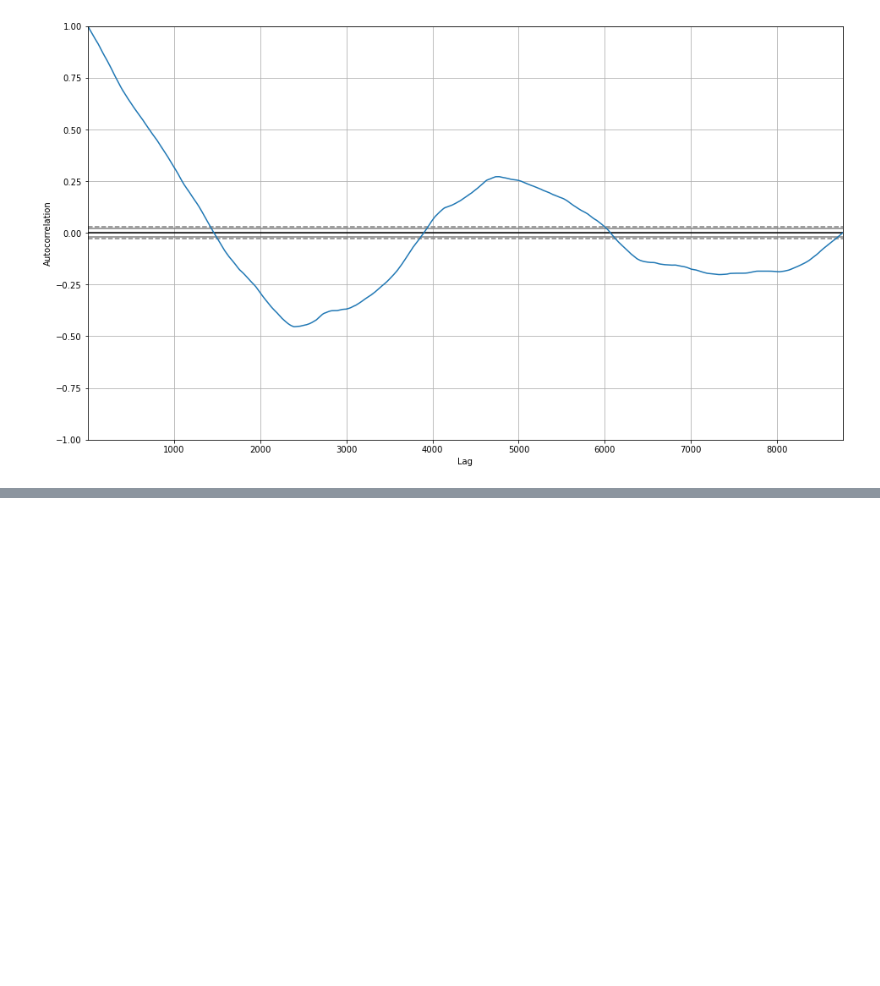
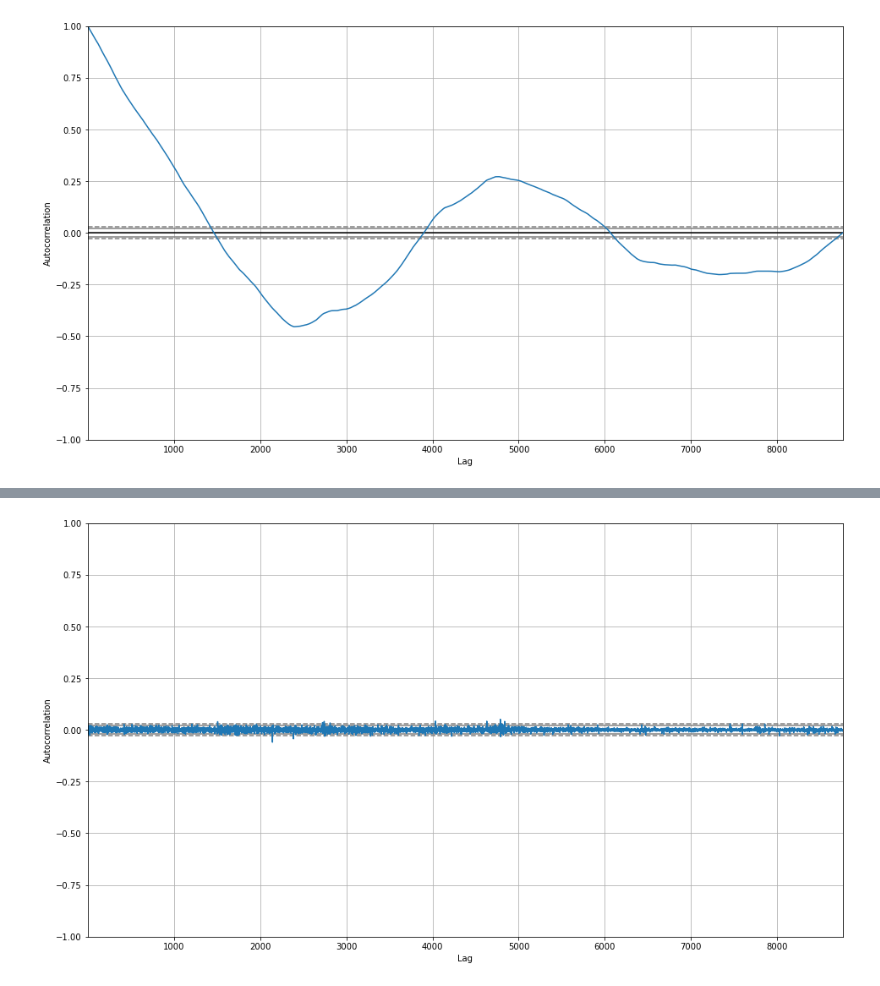
Before and after one commit to type-null/crypto-control, a Jupyter notebook: code/CUSUM4Crypto.ipynb, the cells around one changed output, grey strips where cells are left out. Saved outputs shown, nothing was run; the diff lists cells and outputs as text; code cells hidden in the pictures; blank space fills up the shorter version.

```diff
--- a/code/CUSUM4Crypto.ipynb
+++ b/code/CUSUM4Crypto.ipynb
@@ -291,0 +307,7 @@ residuals
+# %%
+from pandas.plotting import autocorrelation_plot
+
+autocorrelation_plot(residuals)
+plt.show()
+# %% [output]
+[figure, added]
```
Also changed, not shown: parts of 11 cells of this notebook.
